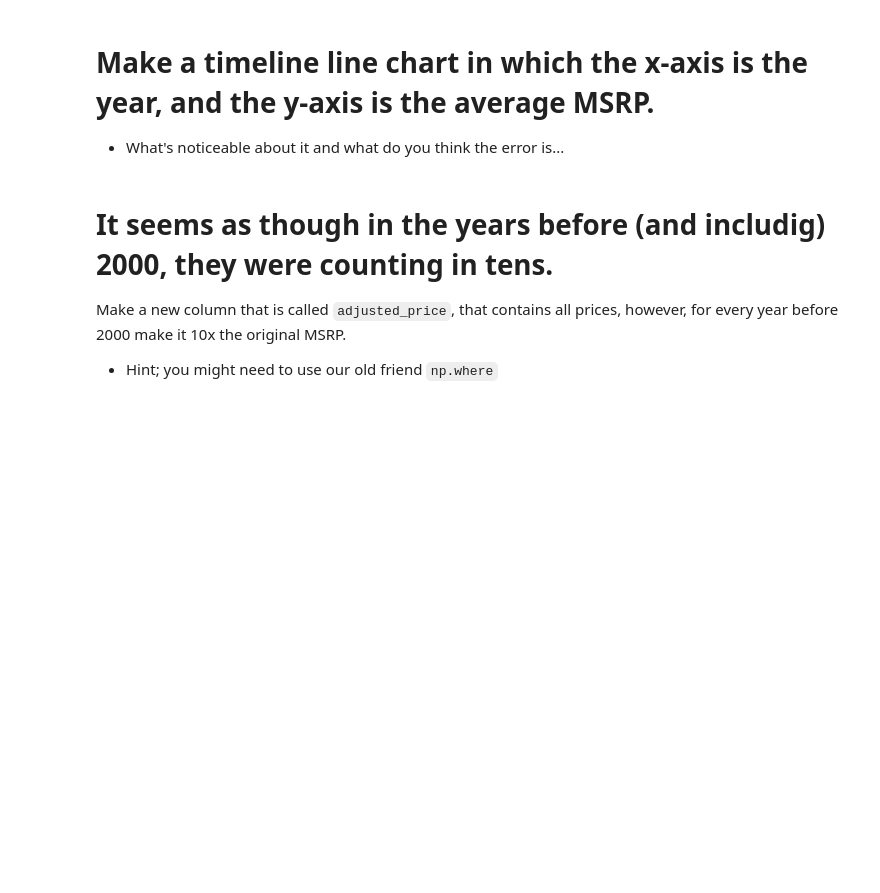
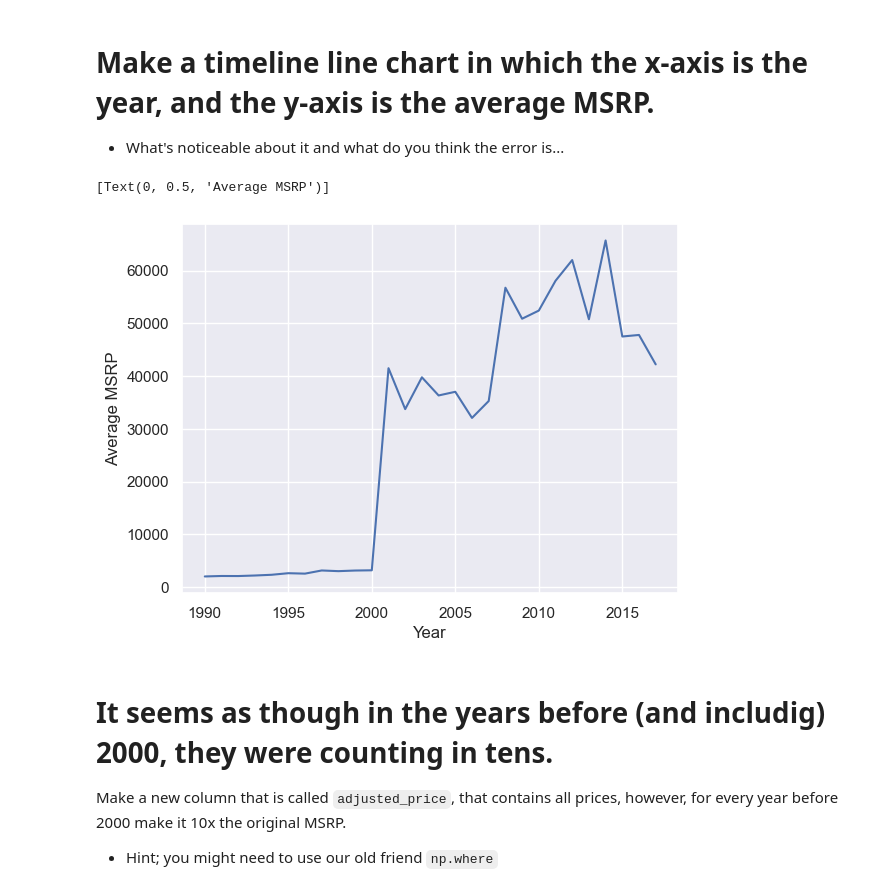
Before and after one commit to dwang312/ctp-2022-fall-data-science, a Jupyter notebook: Week-02-EDA/Exercise-EDA.ipynb, the cells around one changed output. Cells and saved outputs as stored; diff of their text form; code cells hidden in the pictures; blank space fills up the shorter version.

```diff
--- a/Week-02-EDA/Exercise-EDA.ipynb
+++ b/Week-02-EDA/Exercise-EDA.ipynb
@@ -169,6 +179,14 @@ carCountSorted.plot(kind="barh", figsize=(17,10))
 * What's noticeable about it and what do you think the error is...
 # %%
 # Make a timeline line chart in which the x-axis is the year, and the y-axis is the average MSRP.
+gby = df.groupby('Year')
+carYearAverage = gby['MSRP'].mean()
+
+ax = sns.lineplot(data=carYearAverage)
+ax.set(ylabel = "Average MSRP")
+# %% [output]
+[Text(0, 0.5, 'Average MSRP')]
+[figure, added]
 # %% [markdown]
 # It seems as though in the years before (and includig) 2000, they were counting in tens.
 Make a new column that is called `adjusted_price`, that contains all prices, however, for every year before 2000 make it 10x the original MSRP.
```
Also changed, not shown: parts of 3 cells of this notebook.
